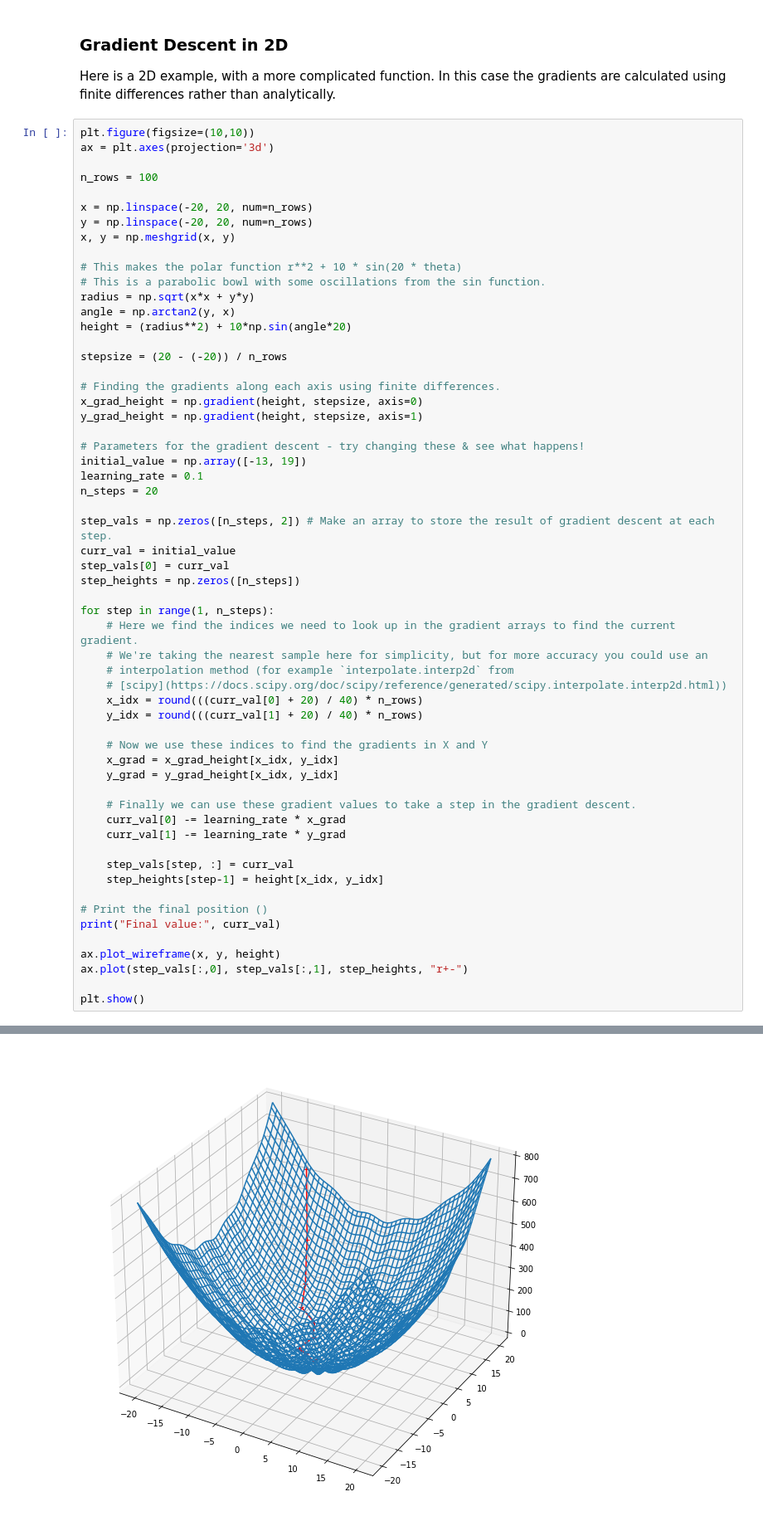
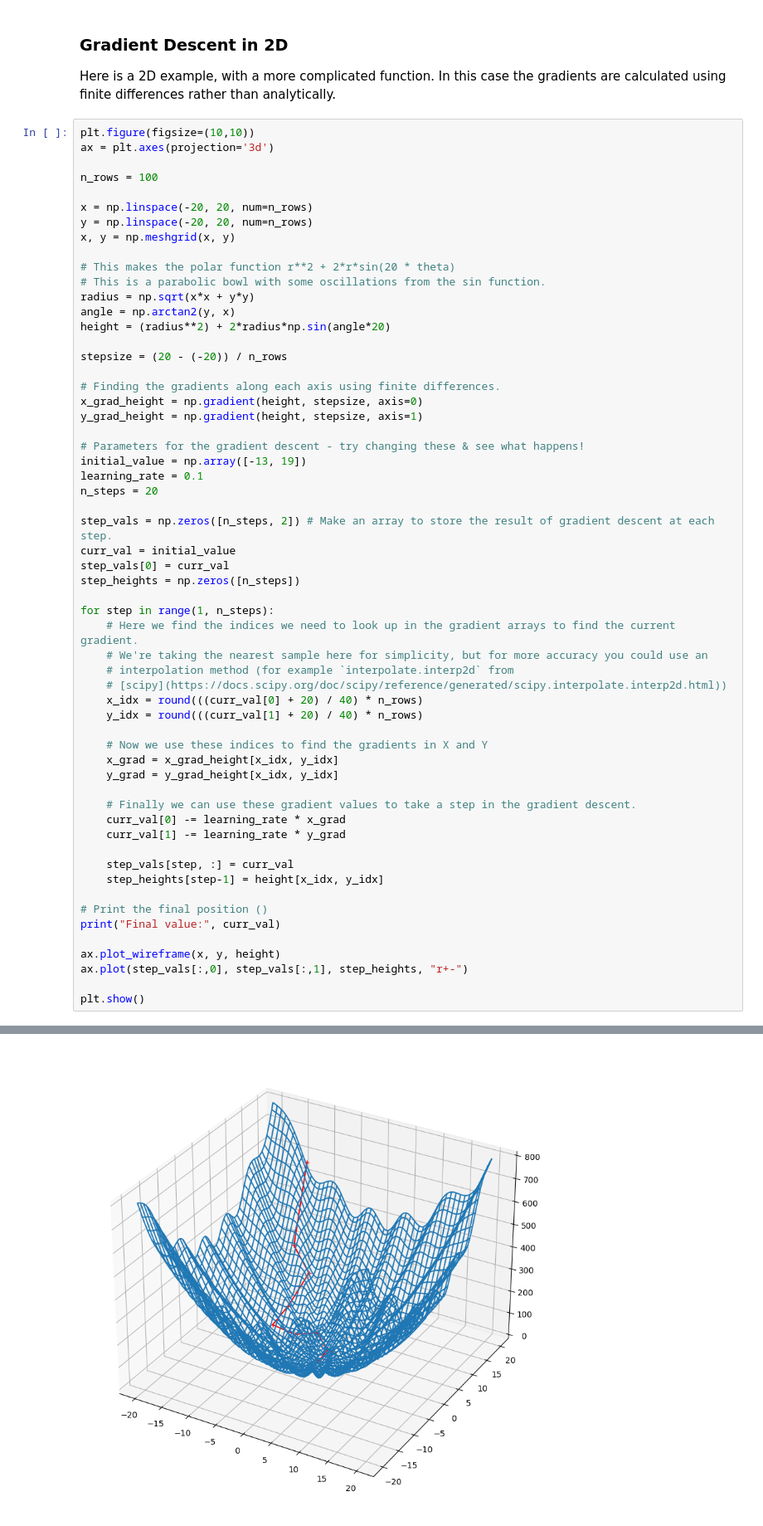
Before and after one commit to drwalton/cgvi-python-intro, a Jupyter notebook: 10_differentiation.ipynb, the cells around one changed output, grey strips where cells are left out. Shown at 83% size. Drawn from its saved outputs; the diff is of its cells as text.

```diff
--- a/10_differentiation.ipynb
+++ b/10_differentiation.ipynb
@@ -163,11 +165,11 @@ x = np.linspace(-20, 20, num=n_rows)
 y = np.linspace(-20, 20, num=n_rows)
 x, y = np.meshgrid(x, y)
 
-# This makes the polar function r**2 + 10 * sin(20 * theta)
+# This makes the polar function r**2 + 2*r*sin(20 * theta)
 # This is a parabolic bowl with some oscillations from the sin function.
 radius = np.sqrt(x*x + y*y)
 angle = np.arctan2(y, x)
-height = (radius**2) + 10*np.sin(angle*20)
+height = (radius**2) + 2*radius*np.sin(angle*20)
 
 stepsize = (20 - (-20)) / n_rows
 
@@ -186,31 +188,31 @@ step_vals[0] = curr_val
 step_heights = np.zeros([n_steps])
 
 for step in range(1, n_steps):
     # Here we find the indices we need to look up in the gradient arrays to find the current gradient.
     # We're taking the nearest sample here for simplicity, but for more accuracy you could use an
     # interpolation method (for example `interpolate.interp2d` from
     # [scipy](https://docs.scipy.org/doc/scipy/reference/generated/scipy.interpolate.interp2d.html))
     x_idx = round(((curr_val[0] + 20) / 40) * n_rows)
     y_idx = round(((curr_val[1] + 20) / 40) * n_rows)
 
     # Now we use these indices to find the gradients in X and Y
     x_grad = x_grad_height[x_idx, y_idx]
     y_grad = y_grad_height[x_idx, y_idx]
 
     # Finally we can use these gradient values to take a step in the gradient descent.
     curr_val[0] -= learning_rate * x_grad
     curr_val[1] -= learning_rate * y_grad
 
     step_vals[step, :] = curr_val
     step_heights[step-1] = height[x_idx, y_idx]
 
 # Print the final position ()
 print("Final value:", curr_val)
 
 ax.plot_wireframe(x, y, height)
 ax.plot(step_vals[:,0], step_vals[:,1], step_heights, "r+-")
 
 plt.show()
 # %% [output]
 Final value: [0 0]
-[figure, old version]
+[figure, new version]
```
Also changed, not shown: parts of 6 cells of this notebook, 10 other files.
